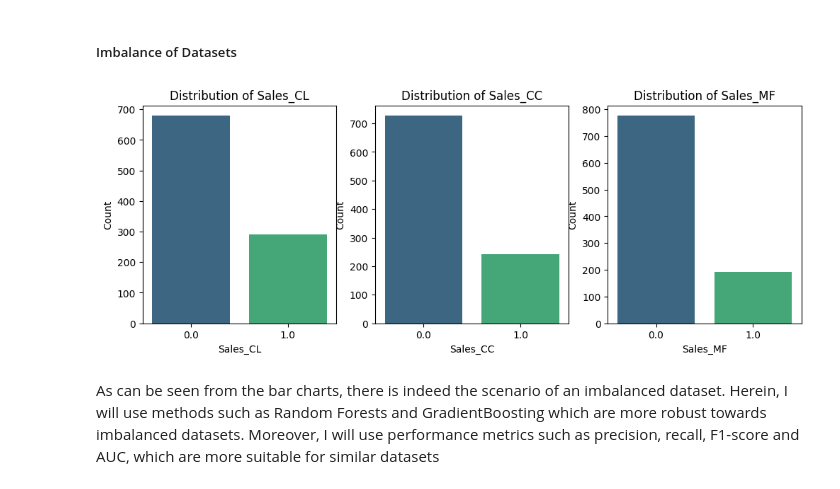
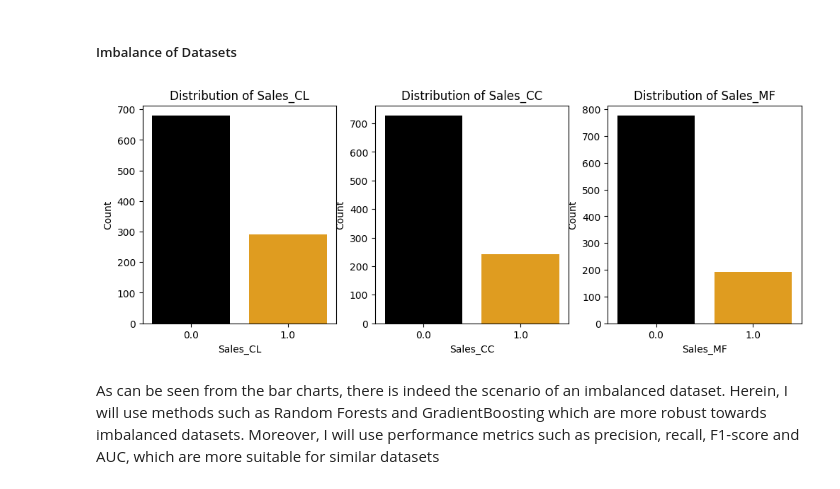
Before and after one commit to JonathanRabbi/DataSciencecase_Bank_Marketing, a Jupyter notebook: Training_Dataset.ipynb, the cells around one changed output. Saved outputs shown, nothing was run; the diff lists cells and outputs as text; code cells hidden in the pictures.

```diff
--- a/Training_Dataset.ipynb
+++ b/Training_Dataset.ipynb
@@ -271,29 +268,29 @@ print(df_train_mf.shape)
 # %%
 # Reviewing whether there is imbalance of the datasets
 
 fig, (ax1, ax2, ax3) = plt.subplots(nrows=1, ncols=3, figsize=(12, 4))
 
 # Sale_CL
-sns.countplot(x='Sale_CL', data=df_train_cl, palette='viridis', ax=ax1)
+sns.countplot(x='Sale_CL', data=df_train_cl, palette=["black", "orange"], ax=ax1)
 ax1.set_xlabel('Sales_CL')
 ax1.set_ylabel('Count')
 ax1.set_title('Distribution of Sales_CL')
 
 # Sale_CC
-sns.countplot(x='Sale_CC', data=df_train_cc, palette='viridis', ax=ax2)
+sns.countplot(x='Sale_CC', data=df_train_cc, palette=["black", "orange"], ax=ax2)
 ax2.set_xlabel('Sales_CC')
 ax2.set_ylabel('Count')
 ax2.set_title('Distribution of Sales_CC')
 
 # Sale_MF
-sns.countplot(x='Sale_MF', data=df_train_mf, palette='viridis', ax=ax3)
+sns.countplot(x='Sale_MF', data=df_train_mf, palette=["black", "orange"], ax=ax3)
 ax3.set_xlabel('Sales_MF')
 ax3.set_ylabel('Count')
 ax3.set_title('Distribution of Sales_MF')
 
 plt.show()
 # %% [output]
-[figure, old version]
+[figure, new version]
 # %% [markdown]
 As can be seen from the bar charts, there is indeed the scenario of an imbalanced dataset. Herein, I will use methods such as Random Forests and GradientBoosting which are more robust towards imbalanced datasets. Moreover, I will use performance metrics such as precision, recall, F1-score and AUC, which are more suitable for similar datasets
 # %% [markdown]
```
Also changed, not shown: parts of 5 cells of this notebook, 1 other file.
